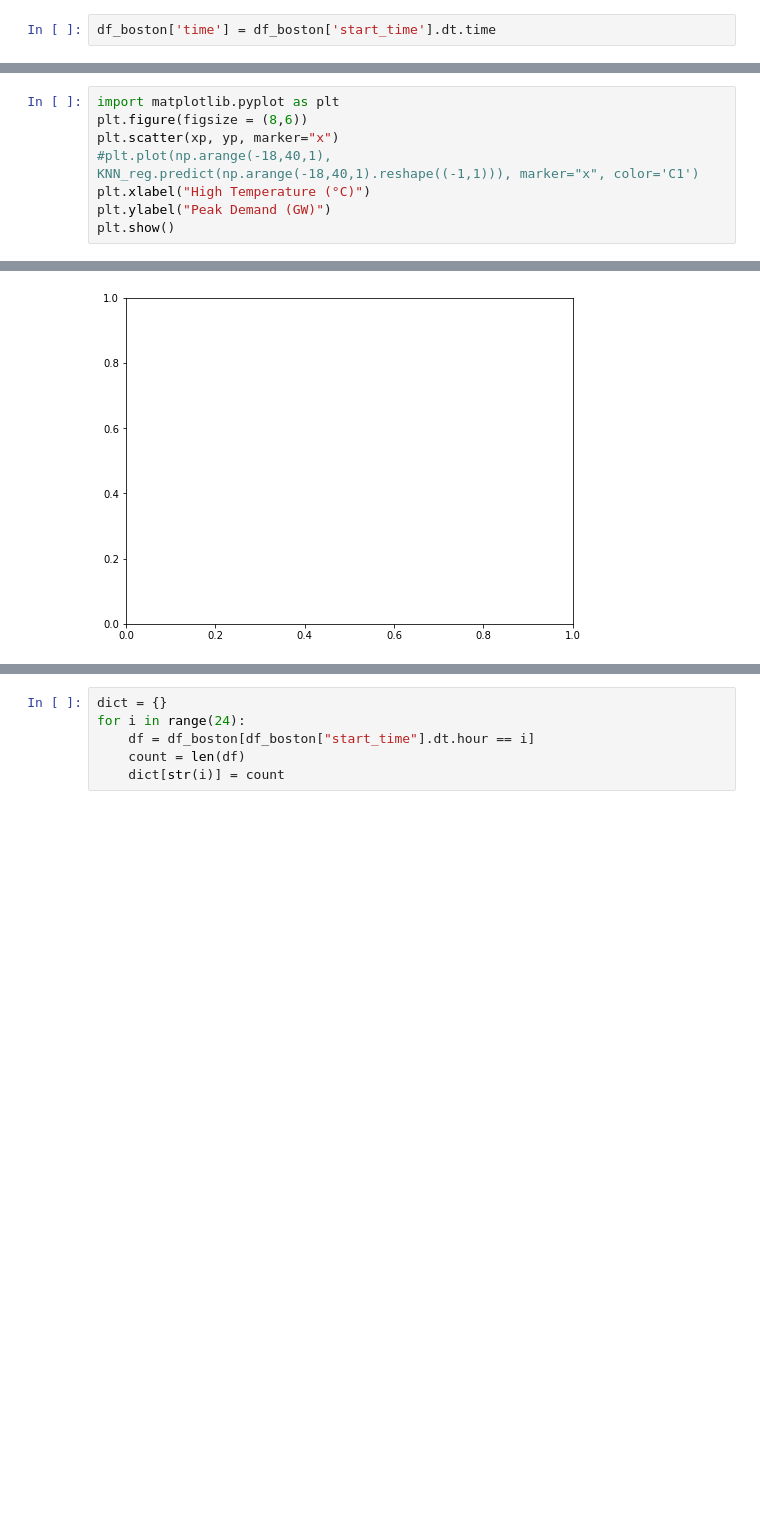
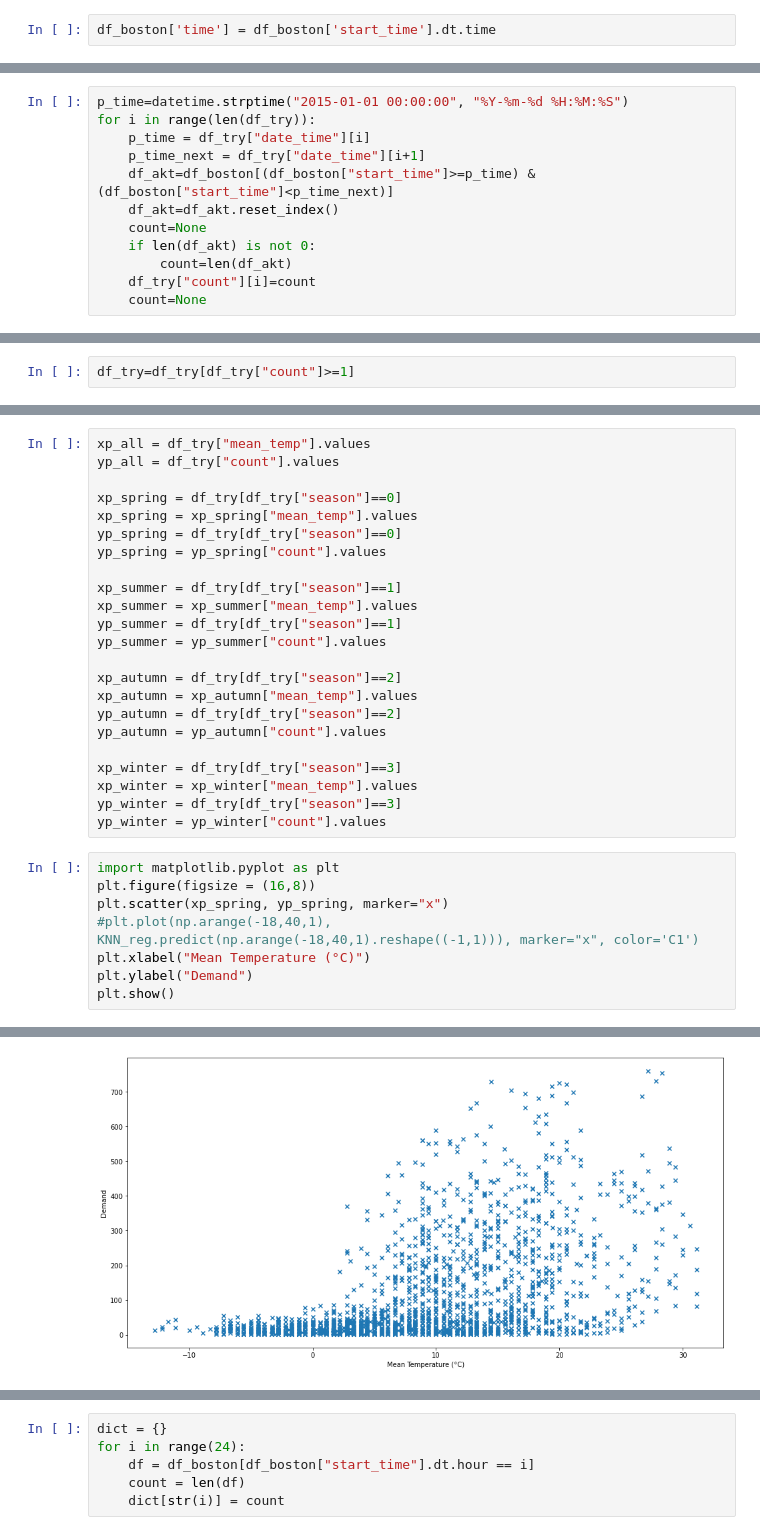
Before and after one commit to kond254/DSML-colasechs, a Jupyter notebook: KNN.ipynb, the cells around one changed output, grey strips where cells are left out. Drawn from its saved outputs; the diff is of its cells as text; blank space fills up the shorter version.

```diff
--- a/KNN.ipynb
+++ b/KNN.ipynb
@@ -150,0 +162,12 @@ yp = df_boston["mean_temp"].values
+# %%
+p_time=datetime.strptime("2015-01-01 00:00:00", "%Y-%m-%d %H:%M:%S")
+for i in range(len(df_try)):
+    p_time = df_try["date_time"][i]
+    p_time_next = df_try["date_time"][i+1]
+    df_akt=df_boston[(df_boston["start_time"]>=p_time) & (df_boston["start_time"]<p_time_next)]
+    df_akt=df_akt.reset_index()
+    count=None
+    if len(df_akt) is not 0:
+        count=len(df_akt)
+    df_try["count"][i]=count
+    count=None
@@ -150,0 +195,2 @@ yp = df_boston["mean_temp"].values
+# %%
+df_try=df_try[df_try["count"]>=1]
@@ -151,9 +213,32 @@ yp = df_boston["mean_temp"].values
+# %%
+xp_all = df_try["mean_temp"].values
+yp_all = df_try["count"].values
+
+xp_spring = df_try[df_try["season"]==0]
+xp_spring = xp_spring["mean_temp"].values
+yp_spring = df_try[df_try["season"]==0]
+yp_spring = yp_spring["count"].values
+
+xp_summer = df_try[df_try["season"]==1]
+xp_summer = xp_summer["mean_temp"].values
+yp_summer = df_try[df_try["season"]==1]
+yp_summer = yp_summer["count"].values
+
+xp_autumn = df_try[df_try["season"]==2]
+xp_autumn = xp_autumn["mean_temp"].values
+yp_autumn = df_try[df_try["season"]==2]
+yp_autumn = yp_autumn["count"].values
+
+xp_winter = df_try[df_try["season"]==3]
+xp_winter = xp_winter["mean_temp"].values
+yp_winter = df_try[df_try["season"]==3]
+yp_winter = yp_winter["count"].values
 # %%
 import matplotlib.pyplot as plt
-plt.figure(figsize = (8,6))
-plt.scatter(xp, yp, marker="x")
+plt.figure(figsize = (16,8))
+plt.scatter(xp_spring, yp_spring, marker="x")
 #plt.plot(np.arange(-18,40,1), KNN_reg.predict(np.arange(-18,40,1).reshape((-1,1))), marker="x", color='C1')
-plt.xlabel("High Temperature (°C)")
-plt.ylabel("Peak Demand (GW)")
+plt.xlabel("Mean Temperature (°C)")
+plt.ylabel("Demand")
 plt.show()
 # %% [output]
@@ -161 +245 @@ TypeError: float() argument must be a string or a number, not 'datetime.time'
-[figure, old version]
+[figure, new version]
```
Also changed, not shown: parts of 33 cells of this notebook.
